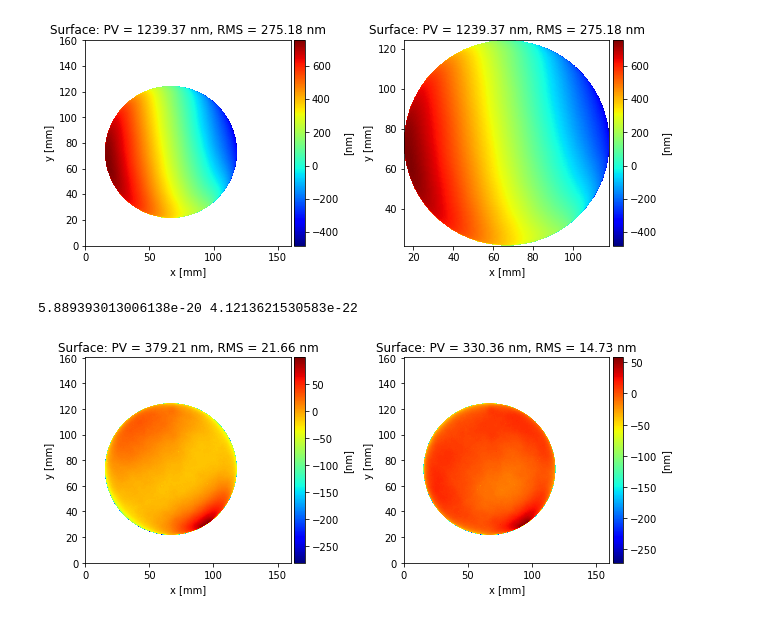
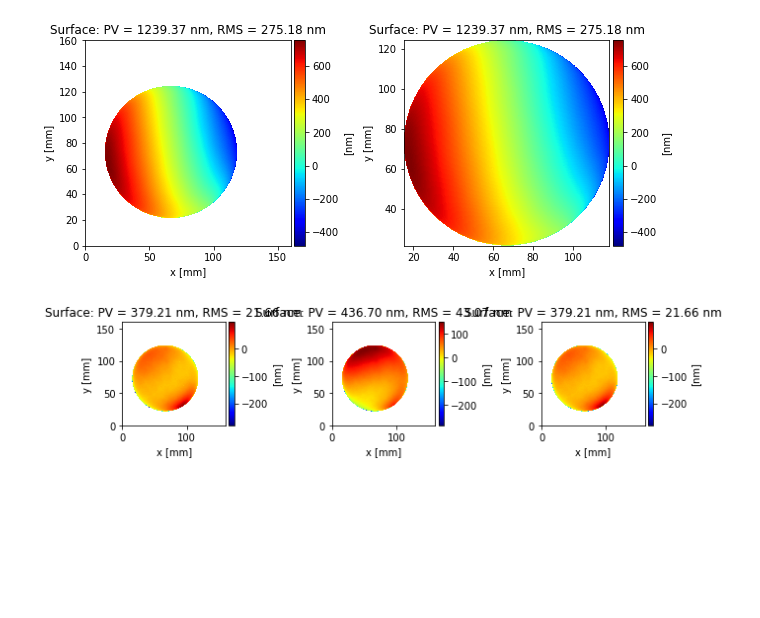
Before and after one commit to TWANG006/monolithic, a Jupyter notebook: notebooks/read_and_display_zygo_maps.ipynb, the cells around one changed output. Cells and saved outputs as stored; diff of their text form; code cells hidden in the pictures; blank space fills up the shorter version.

Commit message:
added remove_sphere

```diff
--- a/notebooks/read_and_display_zygo_maps.ipynb
+++ b/notebooks/read_and_display_zygo_maps.ipynb
@@ -16,13 +16,13 @@ plt.tight_layout()
 # %% [output]
 [figure]
 # %%
-Zflt, _, _, = remove_surface(X, Y, Z)
-Zsph, _, _, = remove_polynomials(X, Y, Z, p=2)
-fig, ax = plt.subplots(1, 2, figsize=(9, 4))
+Zflt, _, _, _, = remove_surface(X, Y, Z)
+Zsph, _, _, _, = remove_sphere(X, Y, Z)
+Zpol, _, _, _, = remove_polynomials(X, Y, Z, p=1)
+fig, ax = plt.subplots(1, 3, figsize=(9, 4))
 show_surface_map(X, Y, Zflt, ax=ax[0], colormap='jet')
 show_surface_map(X, Y, Zsph, ax=ax[1], colormap='jet')
+show_surface_map(X, Y, Zpol, ax=ax[2], colormap='jet')
 plt.tight_layout()
-print(np.nanmean(Zflt), np.nanmean(Zsph))
 # %% [output]
-5.889393013006138e-20 4.1213621530583e-22
-[figure, old version]
+[figure, new version]
```
Also changed, not shown: parts of 1 cell of this notebook, 3 other files.
